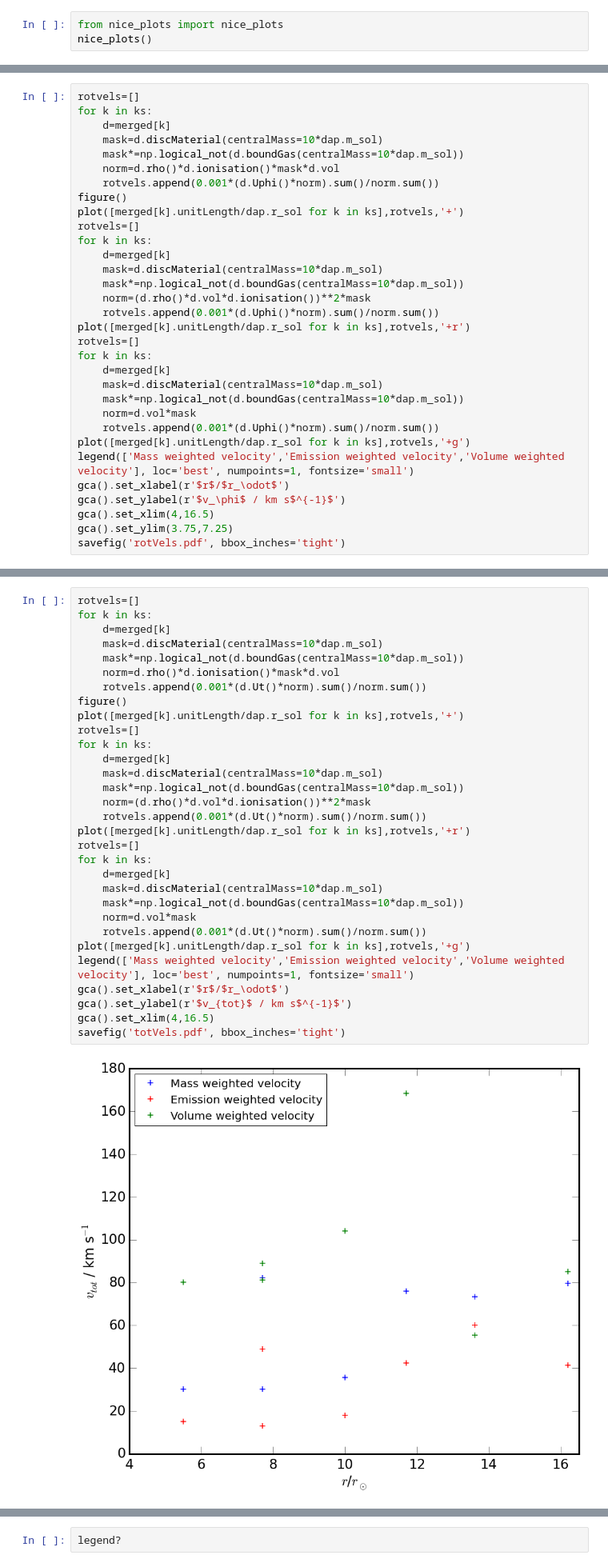
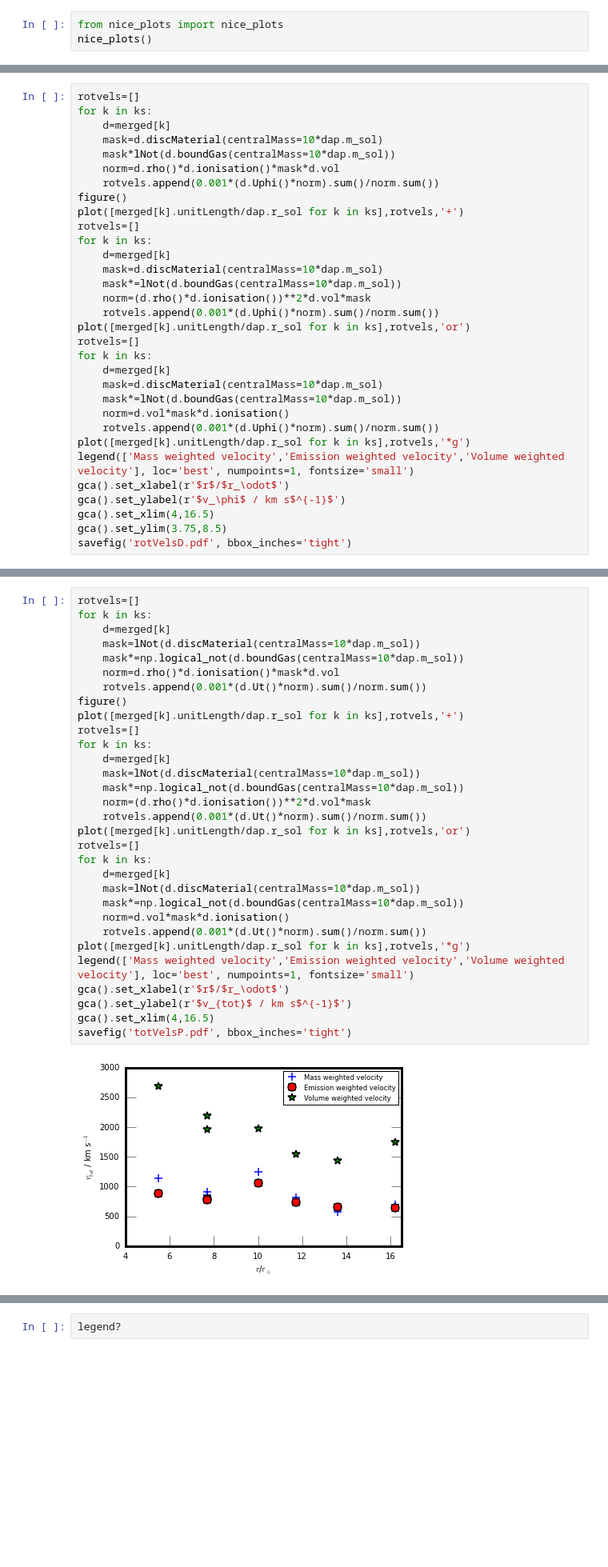
Before and after one commit to Womble/notebooks, a Jupyter notebook: Disc Comparisons-2.ipynb, the cells around one changed output, grey strips where cells are left out. Shown at 80% size. Cells and saved outputs as stored; diff of their text form; blank space fills up the shorter version.

Commit message:
tweaks to disc comps nb

```diff
--- a/Disc Comparisons-2.ipynb
+++ b/Disc Comparisons-2.ipynb
@@ -157,7 +208,7 @@ rotvels=[]
 for k in ks:
     d=merged[k]
     mask=d.discMaterial(centralMass=10*dap.m_sol)
-    mask*=np.logical_not(d.boundGas(centralMass=10*dap.m_sol))
+    mask*lNot(d.boundGas(centralMass=10*dap.m_sol))
     norm=d.rho()*d.ionisation()*mask*d.vol
     rotvels.append(0.001*(d.Uphi()*norm).sum()/norm.sum())
 figure()
@@ -166,22 +217,22 @@ rotvels=[]
 for k in ks:
     d=merged[k]
     mask=d.discMaterial(centralMass=10*dap.m_sol)
-    mask*=np.logical_not(d.boundGas(centralMass=10*dap.m_sol))
-    norm=(d.rho()*d.vol*d.ionisation())**2*mask
+    mask*=lNot(d.boundGas(centralMass=10*dap.m_sol))
+    norm=(d.rho()*d.ionisation())**2*d.vol*mask
     rotvels.append(0.001*(d.Uphi()*norm).sum()/norm.sum())
-plot([merged[k].unitLength/dap.r_sol for k in ks],rotvels,'+r')
+plot([merged[k].unitLength/dap.r_sol for k in ks],rotvels,'or')
 rotvels=[]
 for k in ks:
     d=merged[k]
     mask=d.discMaterial(centralMass=10*dap.m_sol)
-    mask*=np.logical_not(d.boundGas(centralMass=10*dap.m_sol))
-    norm=d.vol*mask
+    mask*=lNot(d.boundGas(centralMass=10*dap.m_sol))
+    norm=d.vol*mask*d.ionisation()
     rotvels.append(0.001*(d.Uphi()*norm).sum()/norm.sum())
-plot([merged[k].unitLength/dap.r_sol for k in ks],rotvels,'+g')
+plot([merged[k].unitLength/dap.r_sol for k in ks],rotvels,'*g')
 legend(['Mass weighted velocity','Emission weighted velocity','Volume weighted velocity'], loc='best', numpoints=1, fontsize='small')
 gca().set_xlabel(r'$r$/$r_\odot$')
 gca().set_ylabel(r'$v_\phi$ / km s$^{-1}$')
 gca().set_xlim(4,16.5)
-gca().set_ylim(3.75,7.25)
-savefig('rotVels.pdf', bbox_inches='tight')
+gca().set_ylim(3.75,8.5)
+savefig('rotVelsD.pdf', bbox_inches='tight')
 # %% [output]
@@ -189,33 +240,33 @@ savefig('rotVels.pdf', bbox_inches='tight')
 # %%
 rotvels=[]
 for k in ks:
     d=merged[k]
-    mask=d.discMaterial(centralMass=10*dap.m_sol)
+    mask=lNot(d.discMaterial(centralMass=10*dap.m_sol))
     mask*=np.logical_not(d.boundGas(centralMass=10*dap.m_sol))
     norm=d.rho()*d.ionisation()*mask*d.vol
     rotvels.append(0.001*(d.Ut()*norm).sum()/norm.sum())
 figure()
 plot([merged[k].unitLength/dap.r_sol for k in ks],rotvels,'+')
 rotvels=[]
 for k in ks:
     d=merged[k]
-    mask=d.discMaterial(centralMass=10*dap.m_sol)
+    mask=lNot(d.discMaterial(centralMass=10*dap.m_sol))
     mask*=np.logical_not(d.boundGas(centralMass=10*dap.m_sol))
-    norm=(d.rho()*d.vol*d.ionisation())**2*mask
+    norm=(d.rho()*d.ionisation())**2*d.vol*mask
     rotvels.append(0.001*(d.Ut()*norm).sum()/norm.sum())
-plot([merged[k].unitLength/dap.r_sol for k in ks],rotvels,'+r')
+plot([merged[k].unitLength/dap.r_sol for k in ks],rotvels,'or')
 rotvels=[]
 for k in ks:
     d=merged[k]
-    mask=d.discMaterial(centralMass=10*dap.m_sol)
+    mask=lNot(d.discMaterial(centralMass=10*dap.m_sol))
     mask*=np.logical_not(d.boundGas(centralMass=10*dap.m_sol))
-    norm=d.vol*mask
+    norm=d.vol*mask*d.ionisation()
     rotvels.append(0.001*(d.Ut()*norm).sum()/norm.sum())
-plot([merged[k].unitLength/dap.r_sol for k in ks],rotvels,'+g')
+plot([merged[k].unitLength/dap.r_sol for k in ks],rotvels,'*g')
 legend(['Mass weighted velocity','Emission weighted velocity','Volume weighted velocity'], loc='best', numpoints=1, fontsize='small')
 gca().set_xlabel(r'$r$/$r_\odot$')
 gca().set_ylabel(r'$v_{tot}$ / km s$^{-1}$')
 gca().set_xlim(4,16.5)
-savefig('totVels.pdf', bbox_inches='tight')
+savefig('totVelsP.pdf', bbox_inches='tight')
 # %% [output]
-[figure, old version]
+[figure, new version]
```
Also changed, not shown: parts of 6 cells of this notebook.
